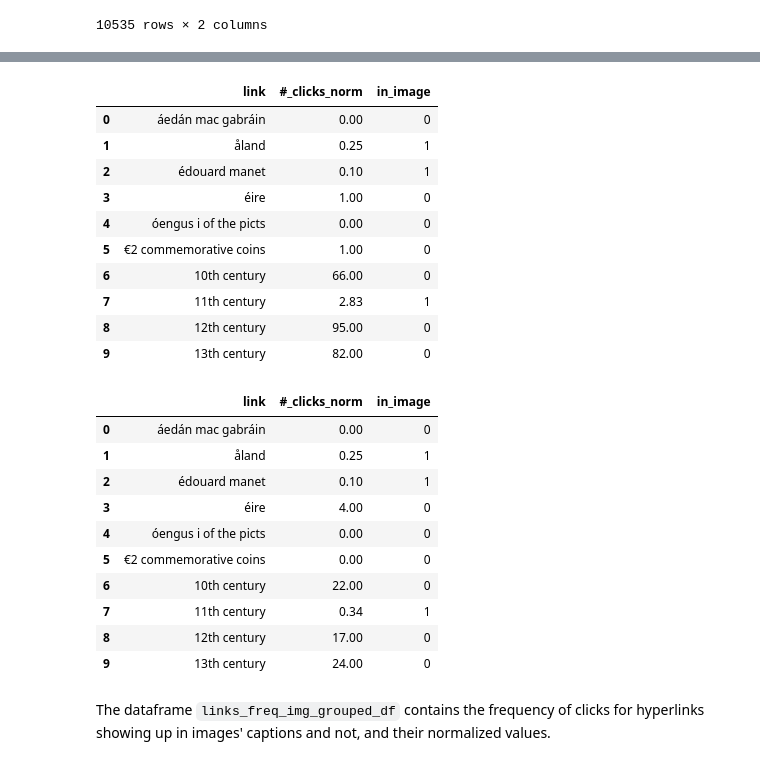
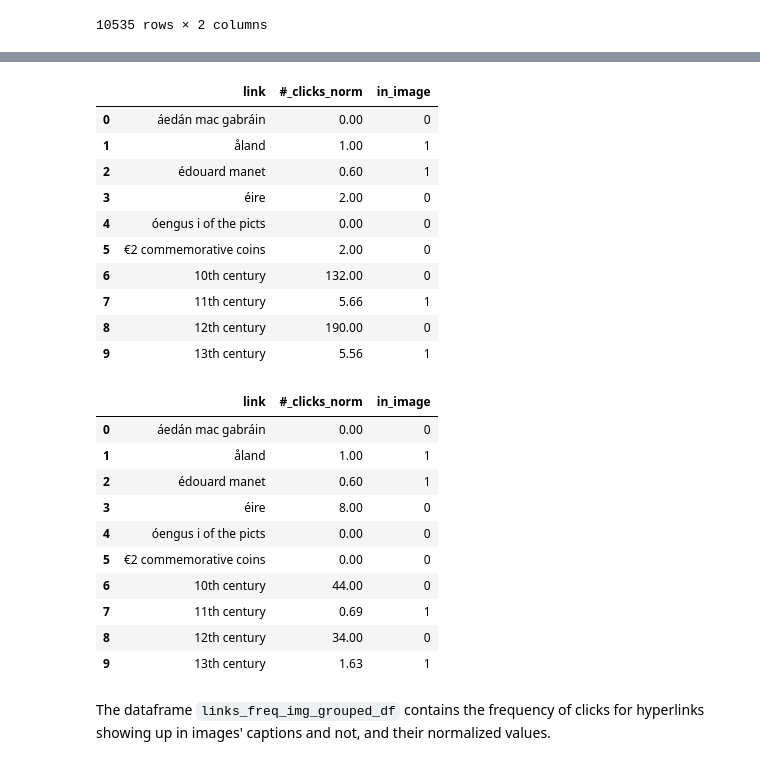
Before and after one commit to epfl-ada/ada-2022-project-theadalyzers, a Jupyter notebook: P2.ipynb, the cells around one changed output, grey strips where cells are left out. Cells and saved outputs as stored; diff of their text form; code cells hidden in the pictures.

```diff
--- a/P2.ipynb
+++ b/P2.ipynb
@@ -779,0 +791,4 @@ links_freq_tab_u['in_tab']=[1 if link in list(links_in_tables_df['link']) else 0
+# %%
+links_freq_concatenated_f=pd.concat([links_freq_img_f, links_freq_tab_f], axis=1)
+links_freq_concatenated_u=pd.concat([links_freq_img_u, links_freq_tab_u], axis=1)
+links_freq_concatenated_f
@@ -779,0 +809,5 @@ links_freq_tab_u['in_tab']=[1 if link in list(links_in_tables_df['link']) else 0
+# %%
+clicks_f=pd.Series(links_freq_concatenated_f['#_clicks'].sum(axis=1))
+img_or_tab_f=pd.Series([links_freq_concatenated_f['in_image'][i] or links_freq_concatenated_f['in_tab'][i] \
+                      for i,row in enumerate(links_freq_concatenated_f['in_image'])])
+links_f=links_freq_img_f['link']
@@ -779,0 +819,4 @@ links_freq_tab_u['in_tab']=[1 if link in list(links_in_tables_df['link']) else 0
+# %%
+links_freq_img_and_tab_f=pd.DataFrame({'link': links_f, '#_clicks': clicks_f, 'in_image': img_or_tab_f})
+links_freq_img_and_tab_u=pd.DataFrame({'link': links_u, '#_clicks': clicks_u, 'in_image': img_or_tab_u})
+links_freq_img_and_tab_f
@@ -871,28 +949,28 @@ links_freq_img_f[:10]
 # %%
 norm_values_img_f=new_df_img_f.loc[new_df_img_f['in_image']==1,'#_link_in_img']/new_df_img_f.loc[new_df_img_f['in_image']==1,'#_link_in_article'] #link in text counts also the clicks in images captions
 
-links_freq_img_f_norm=links_freq_img_f.copy()
+links_freq_img_f_norm=links_freq_img_and_tab_f.copy()
 links_freq_img_f_norm.loc[norm_values_img_f.index, '#_clicks']=(links_freq_img_f_norm.loc[norm_values_img_f.index,'#_clicks']*norm_values_img_f)
 links_freq_img_f_norm.rename(columns={'#_clicks':'#_clicks_norm'}, inplace=True)
 links_freq_img_f_norm['#_clicks_norm']=links_freq_img_f_norm['#_clicks_norm'].round(2)
 links_freq_img_f_norm['#_clicks_norm'].replace(to_replace=np.inf, value=0, inplace=True)
 links_freq_img_f_norm[:10]
 # %% [output]
 |  | link | #_clicks_norm | in_image |
 | 0 | áedán mac gabráin | 0.00 | 0 |
-| 1 | åland | 0.25 | 1 |
-| 2 | édouard manet | 0.10 | 1 |
-| 3 | éire | 1.00 | 0 |
+| 1 | åland | 1.00 | 1 |
+| 2 | édouard manet | 0.60 | 1 |
+| 3 | éire | 2.00 | 0 |
 | 4 | óengus i of the picts | 0.00 | 0 |
-| 5 | €2 commemorative coins | 1.00 | 0 |
-| 6 | 10th century | 66.00 | 0 |
-| 7 | 11th century | 2.83 | 1 |
-| 8 | 12th century | 95.00 | 0 |
-| 9 | 13th century | 82.00 | 0 |
+| 5 | €2 commemorative coins | 2.00 | 0 |
+| 6 | 10th century | 132.00 | 0 |
+| 7 | 11th century | 5.66 | 1 |
+| 8 | 12th century | 190.00 | 0 |
+| 9 | 13th century | 5.56 | 1 |
 # %%
 norm_values_img_u=new_df_img_u.loc[new_df_img_u['in_image']==1,'#_link_in_img']/new_df_img_u.loc[new_df_img_u['in_image']==1,'#_link_in_article'] #link in text counts also the clicks in images captions
 
-links_freq_img_u_norm=links_freq_img_u.copy()
+links_freq_img_u_norm=links_freq_img_and_tab_u.copy()
 links_freq_img_u_norm.loc[norm_values_img_u.index, '#_clicks']=(links_freq_img_u_norm.loc[norm_values_img_u.index,'#_clicks']*norm_values_img_u)
 links_freq_img_u_norm.rename(columns={'#_clicks':'#_clicks_norm'}, inplace=True)
 links_freq_img_u_norm['#_clicks_norm']=links_freq_img_u_norm['#_clicks_norm'].round(2)
@@ -902,15 +980,15 @@ links_freq_img_u_norm[:10]
 # %% [output]
 |  | link | #_clicks_norm | in_image |
 | 0 | áedán mac gabráin | 0.00 | 0 |
-| 1 | åland | 0.25 | 1 |
-| 2 | édouard manet | 0.10 | 1 |
-| 3 | éire | 4.00 | 0 |
+| 1 | åland | 1.00 | 1 |
+| 2 | édouard manet | 0.60 | 1 |
+| 3 | éire | 8.00 | 0 |
 | 4 | óengus i of the picts | 0.00 | 0 |
 | 5 | €2 commemorative coins | 0.00 | 0 |
-| 6 | 10th century | 22.00 | 0 |
-| 7 | 11th century | 0.34 | 1 |
-| 8 | 12th century | 17.00 | 0 |
-| 9 | 13th century | 24.00 | 0 |
+| 6 | 10th century | 44.00 | 0 |
+| 7 | 11th century | 0.69 | 1 |
+| 8 | 12th century | 34.00 | 0 |
+| 9 | 13th century | 1.63 | 1 |
 # %%
 links_freq_img_f_norm.to_csv('links_freq_img_f_norm.csv')
 links_freq_img_u_norm.to_csv('links_freq_img_u_norm.csv')
```
Also changed, not shown: parts of 43 cells of this notebook, 13 other files.
